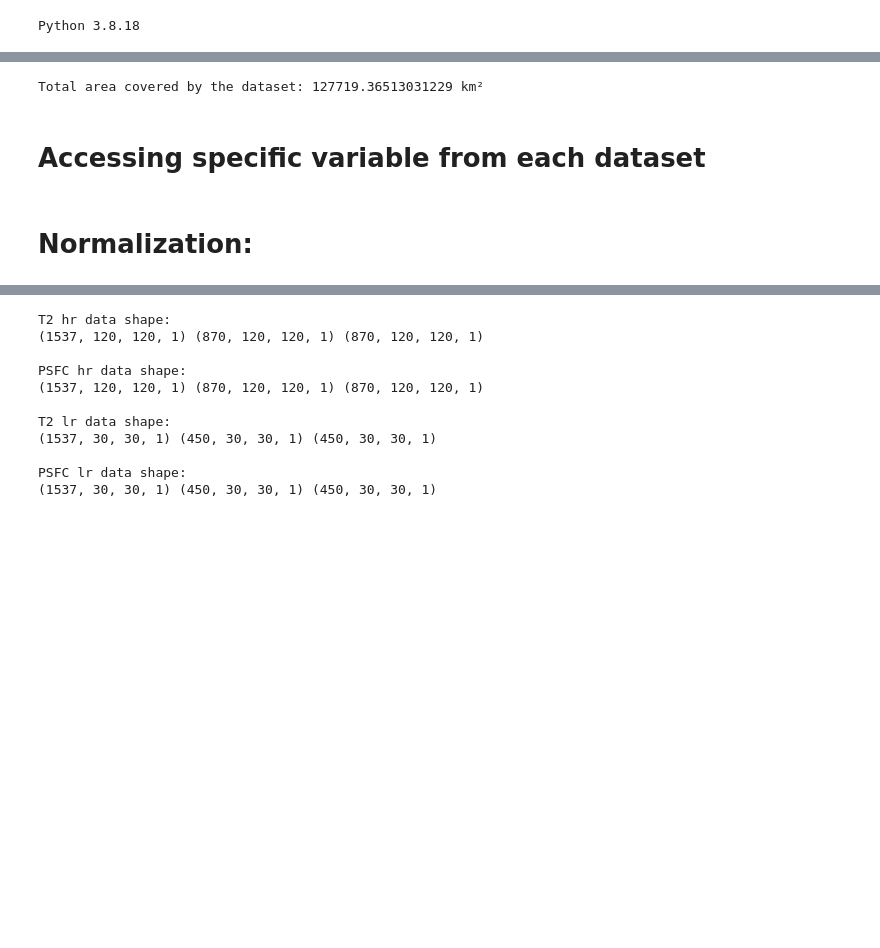
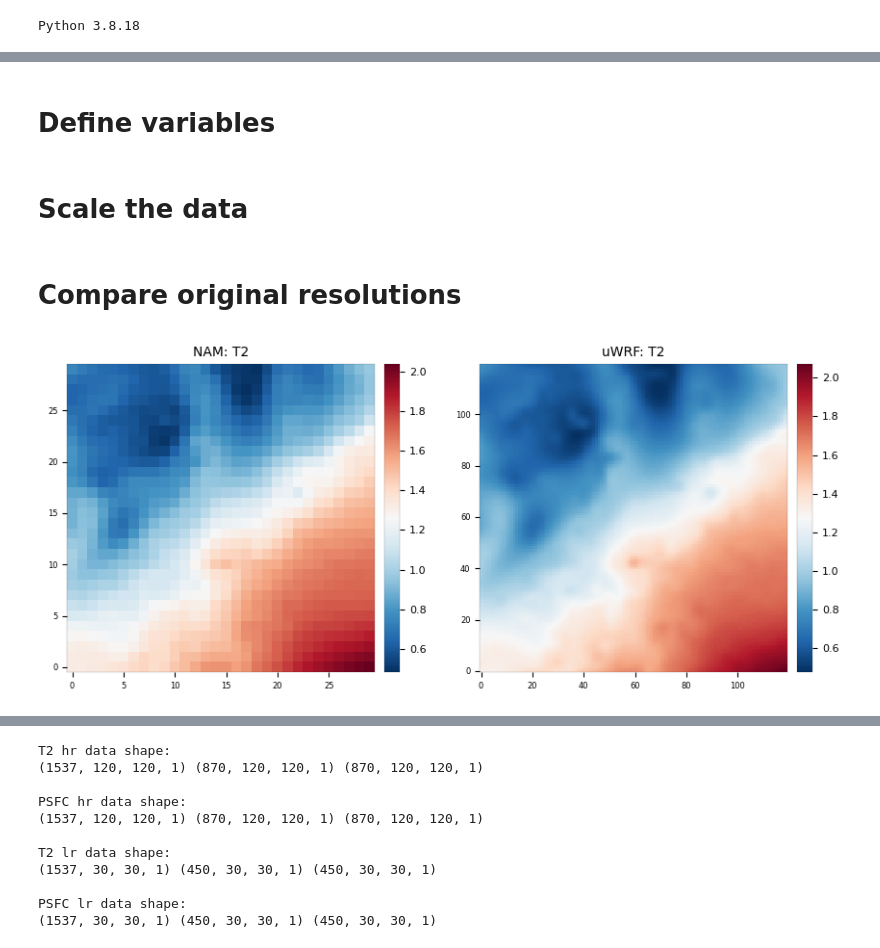
Before and after one commit to gabbyvaillant/downscaling, a Jupyter notebook: models/T2-Tristate-Model.ipynb, the cells around one changed output, grey strips where cells are left out. Cells and saved outputs as stored; diff of their text form; code cells hidden in the pictures; blank space fills up the shorter version.

```diff
--- a/models/T2-Tristate-Model.ipynb
+++ b/models/T2-Tristate-Model.ipynb
@@ -40,37 +48,5 @@ nam_test = xr.open_dataset('/home/gvaillant1/downscaling/data/T2-tristate-data/a
-# %%
-import xarray as xr
-import numpy as np
-from geopy.distance import geodesic
-
-# Load the dataset
-uwrf_train = xr.open_dataset('/D4/data/gvaillant/prep-uwrf/d02/pred-split/train/uWRF_final_01-02.nc')
-
-# Extract latitude and longitude
-lat = uwrf_train['latitude'].values  # Assuming 'latitude' is the name of the dimension
-lon = uwrf_train['longitude'].values  # Assuming 'longitude' is the name of the dimension
-
-# Compute the distance between two adjacent latitude points (in km)
-lat_diff = np.abs(lat[1] - lat[0])  # Difference between two adjacent latitude points
-lat_distance_km = lat_diff * 111  # 1 degree of latitude ~ 111 km
-
-# Compute the distance between two adjacent longitude points (in km)
-lon_diff = np.abs(lon[1] - lon[0])  # Difference between two adjacent longitude points
-lon_distance_km = lon_diff * 111 * np.cos(np.radians(lat[0]))  # Adjust for latitude
-
-# Calculate the area of one grid cell (in km²)
-cell_area_km2 = lat_distance_km * lon_distance_km
-
-# Calculate the total area covered by the dataset (in km²)
-num_lat_cells = len(lat)
-num_lon_cells = len(lon)
-total_area_km2 = num_lat_cells * num_lon_cells * cell_area_km2
-
-# Output the total area
-print(f"Total area covered by the dataset: {total_area_km2} km²")
-# %% [output]
-Total area covered by the dataset: 127719.36513031229 km²
 # %% [markdown]
-# Accessing specific variable from each dataset
+# Define variables
 # %%
 #High resolution (uWRF) data
 T2_hr_train = uwrf_train.T2
@@ -90,7 +66,7 @@ PSFC_lr_train = nam_train.PSFC
 PSFC_lr_val = nam_val.PSFC
 PSFC_lr_test = nam_test.PSFC
 # %% [markdown]
-# Normalization:
+# Scale the data
 # %%
 T2_scaler_train = dds.StandardScaler(axis=None)
 T2_scaler_train.fit(T2_hr_train)
@@ -118,3 +94,10 @@ x_test = T2_scaler_train.transform(T2_lr_test)
 x_z_train = PSFC_scaler_train.transform(PSFC_lr_train)
 x_z_val = PSFC_scaler_train.transform(PSFC_lr_val)
 x_z_test = PSFC_scaler_train.transform(PSFC_lr_test)
+# %% [markdown]
+# Compare original resolutions
+# %%
+#T2: Temperature at 2 meters
+ecv.plot((x_train[0].values, y_train[0]), subplot_titles=('NAM: T2', 'uWRF: T2'))
+# %% [output]
+[figure, added]
```
Also changed, not shown: parts of 29 cells of this notebook, 1 other file.
